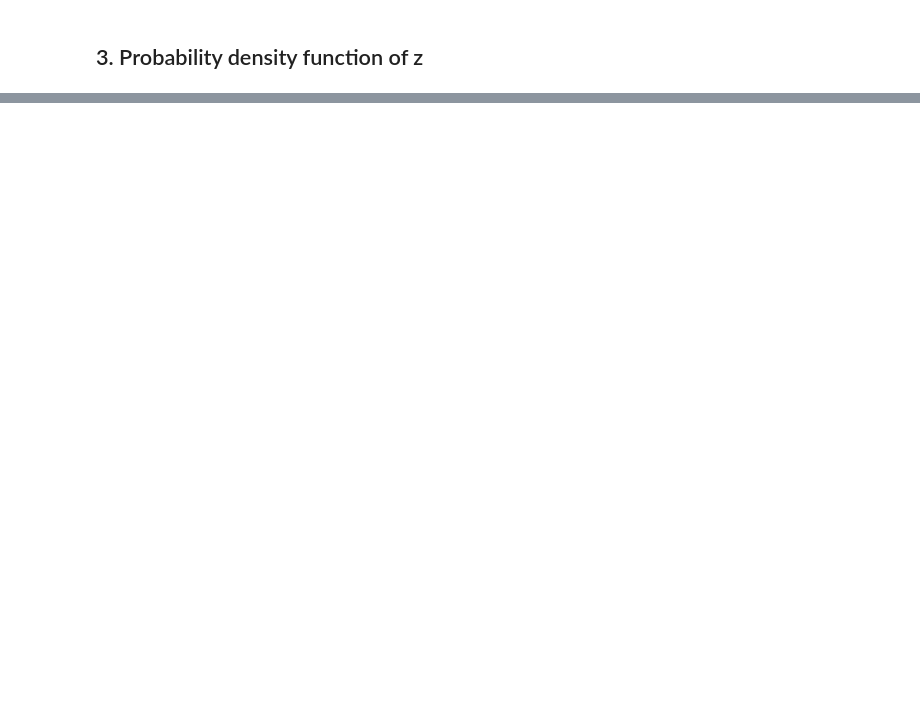
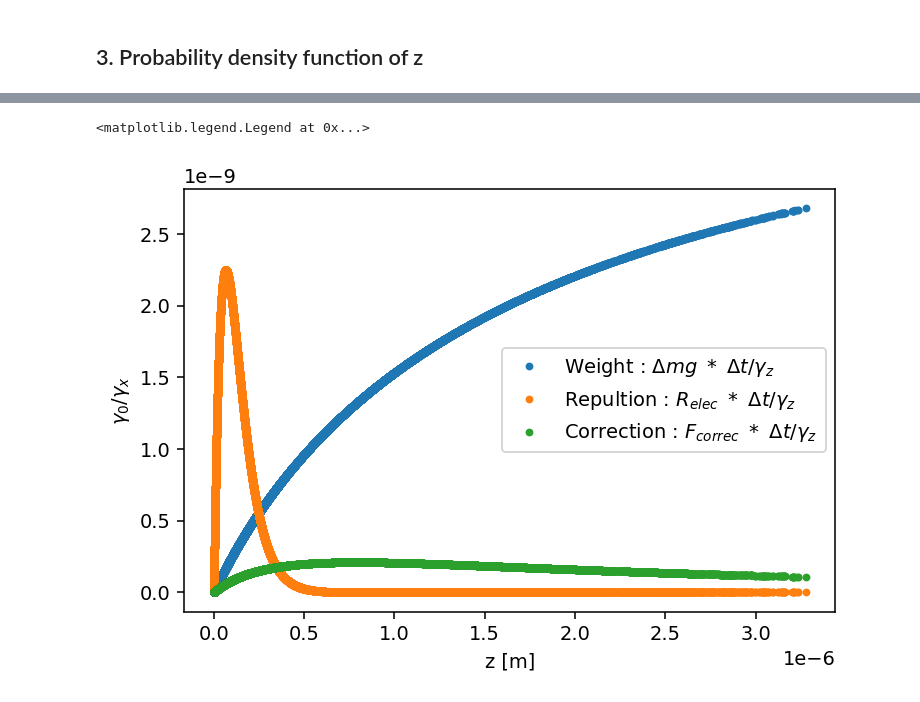
Before and after one commit to ElodieMillan/Brownian-particle-near-wall, a Jupyter notebook: Results rigid wall Overdamped.ipynb, the cells around one changed output, grey strips where cells are left out. Cells and saved outputs as stored; diff of their text form; code cells hidden in the pictures; blank space fills up the shorter version.

```diff
--- a/Results rigid wall Overdamped.ipynb
+++ b/Results rigid wall Overdamped.ipynb
@@ -137,0 +186,29 @@ plt.show()
+# %%
+weight = (langevin3D.delta_m / gamma_z) * langevin3D.g * langevin3D.dt
+elec = (
+                (4 * langevin3D.kb * langevin3D.T)
+                / (langevin3D.lD)
+                * np.exp(-zi_1 / langevin3D.lD)
+                / gamma_z
+                * langevin3D.dt
+            )
+correction = (
+                langevin3D.kb
+                * langevin3D.T
+                * (42 * langevin3D.R * zi_1 ** 2 + 24 * langevin3D.R ** 2 * zi_1 + 4 * langevin3D.R ** 3)
+                / ((6 * zi_1 ** 2 + 9 * langevin3D.R * zi_1 + 2 * langevin3D.R ** 2) ** 2)
+                / gamma_z
+                * langevin3D.dt
+            )
+# %%
+plt.plot(zi_1, weight, ".", label="Weight : $\\Delta m g ~*~ \\Delta t / \\gamma _z $")
+plt.plot(zi_1, elec, ".", label="Repultion : $R_{elec} ~*~ \\Delta t / \\gamma _z $")
+plt.plot(zi_1, correction, ".", label="Correction : $F_{correc} ~*~ \\Delta t / \\gamma _z$ ")
+plt.xlabel("z [m]")
+plt.ylabel("$\\gamma_0/ \\gamma_x$")
+plt.ticklabel_format(axis="x", style="sci", scilimits=(0, 0))
+#plt.axis([-1e-7, 1e-5, None, None])
+plt.legend(loc="center right")
+# %% [output]
+<matplotlib.legend.Legend at 0x...>
+[figure, added]
```
Also changed, not shown: parts of 15 cells of this notebook, 2 other files.
